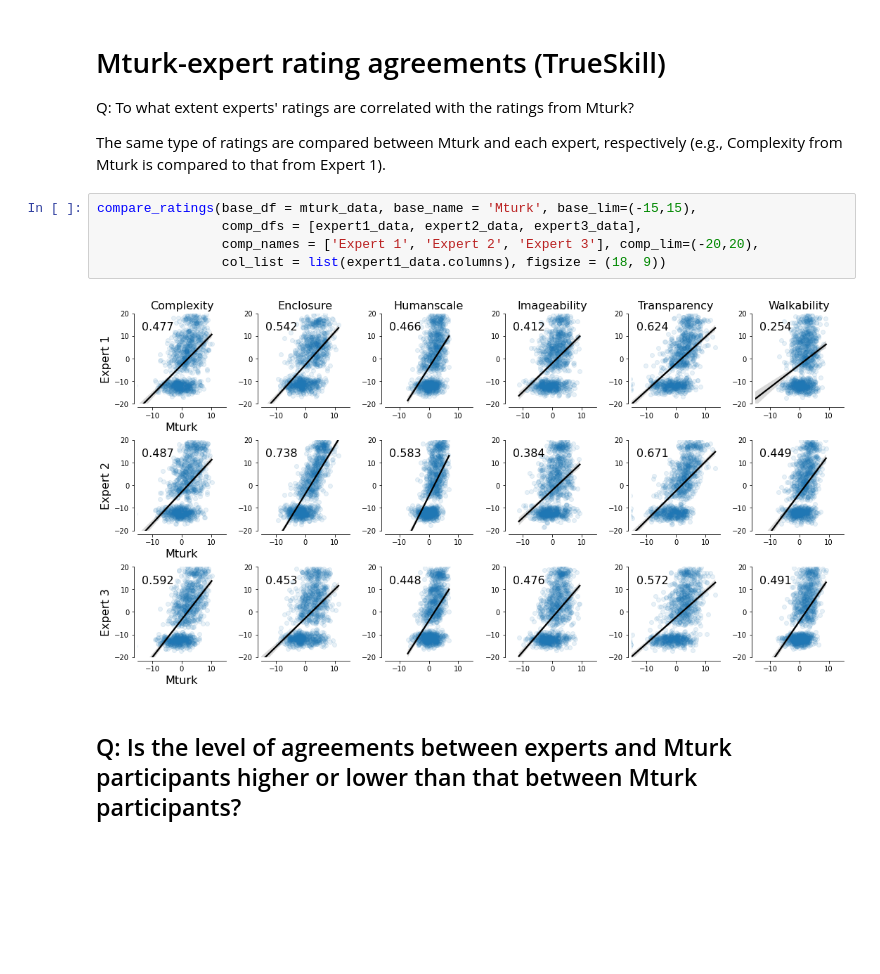
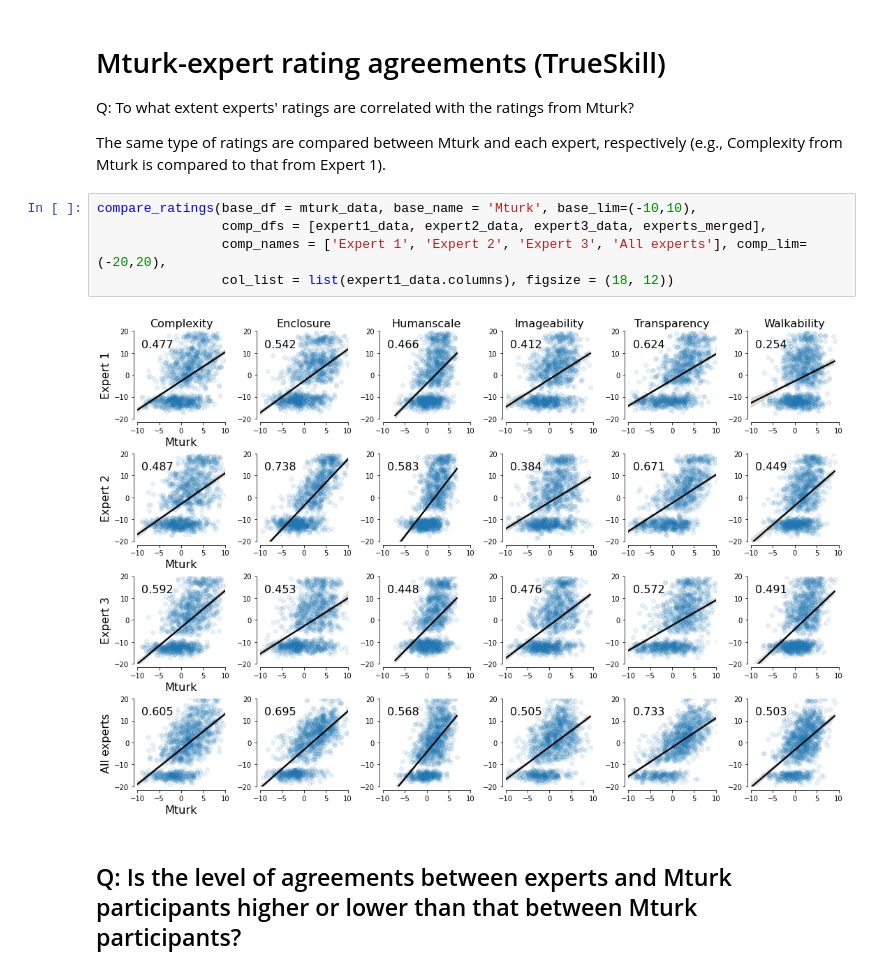
Before and after one commit to kywch/StreetPsych, a Jupyter notebook: visualize_expert_ratings.ipynb, the cells around one changed output. Cells and saved outputs as stored; diff of their text form; blank space fills up the shorter version.

```diff
--- a/visualize_expert_ratings.ipynb
+++ b/visualize_expert_ratings.ipynb
@@ -332,12 +336,12 @@ Q: To what extent experts' ratings are correlated with the ratings from Mturk?
 
 The same type of ratings are compared between Mturk and each expert, respectively (e.g., Complexity from Mturk is compared to that from Expert 1).
 # %%
-compare_ratings(base_df = mturk_data, base_name = 'Mturk', base_lim=(-15,15),
-                comp_dfs = [expert1_data, expert2_data, expert3_data],
-                comp_names = ['Expert 1', 'Expert 2', 'Expert 3'], comp_lim=(-20,20),
-                col_list = list(expert1_data.columns), figsize = (18, 9))
+compare_ratings(base_df = mturk_data, base_name = 'Mturk', base_lim=(-10,10),
+                comp_dfs = [expert1_data, expert2_data, expert3_data, experts_merged],
+                comp_names = ['Expert 1', 'Expert 2', 'Expert 3', 'All experts'], comp_lim=(-20,20),
+                col_list = list(expert1_data.columns), figsize = (18, 12))
 # %% [output]
-[figure, old version]
+[figure, new version]
 # %% [markdown]
 ## Q: Is the level of agreements between experts and Mturk participants higher or lower than that between Mturk participants?
 # %%
```
Also changed, not shown: parts of 6 cells of this notebook.
